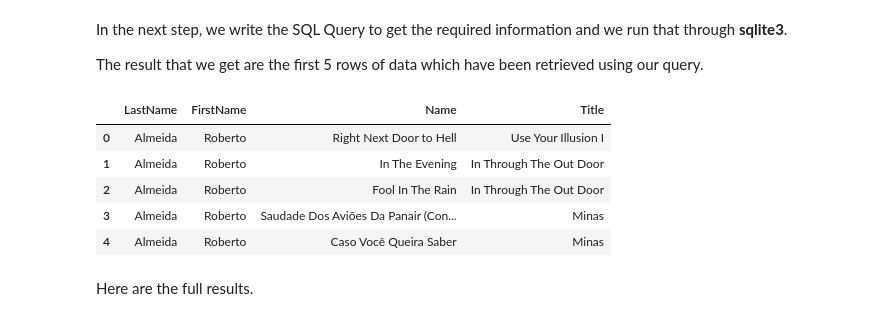
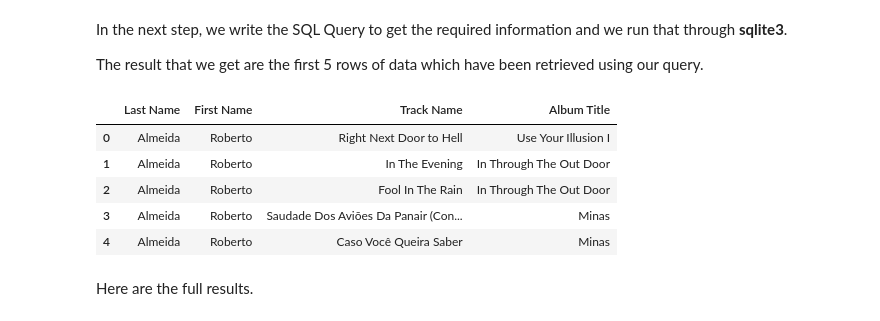
Before and after one commit to jzgombic/IS362_Project3, a Jupyter notebook: JZgombic_Project3.ipynb, the cells around one changed output. Saved outputs shown, nothing was run; the diff lists cells and outputs as text; code cells hidden in the pictures.

```diff
--- a/JZgombic_Project3.ipynb
+++ b/JZgombic_Project3.ipynb
@@ -38,39 +38,39 @@ The result that we get are the first 5 rows of data which have been retrieved us
 # %%
 QUERY = '''
         SELECT
-            LastName,
-            FirstName,
-            Track.Name,
-            Album.Title
+            LastName AS 'Last Name',
+            FirstName AS 'First Name',
+            Track.Name AS 'Track Name',
+            Album.Title AS 'Album Title'
          FROM
              Customer
          INNER JOIN
              Invoice
          ON
              Customer.CustomerId = Invoice.CustomerId
          INNER JOIN
              InvoiceLine
          ON
              Invoice.InvoiceId = InvoiceLine.InvoiceId
          INNER JOIN
              Track
          ON
              InvoiceLine.TrackId = Track.TrackId
          INNER JOIN
              Album
          ON
              Track.AlbumId = Album.AlbumId
          ORDER BY
              Customer.LastName
          '''
 
 con = sql.connect("Chinook_Sqlite.sqlite")
 
 df = pd.read_sql_query(QUERY, con)
 
 df.head(5)
 # %% [output]
-|  | LastName | FirstName | Name | Title |
+|  | Last Name | First Name | Track Name | Album Title |
 | 0 | Almeida | Roberto | Right Next Door to Hell | Use Your Illusion I |
 | 1 | Almeida | Roberto | In The Evening | In Through The Out Door |
 | 2 | Almeida | Roberto | Fool In The Rain | In Through The Out Door |
```
